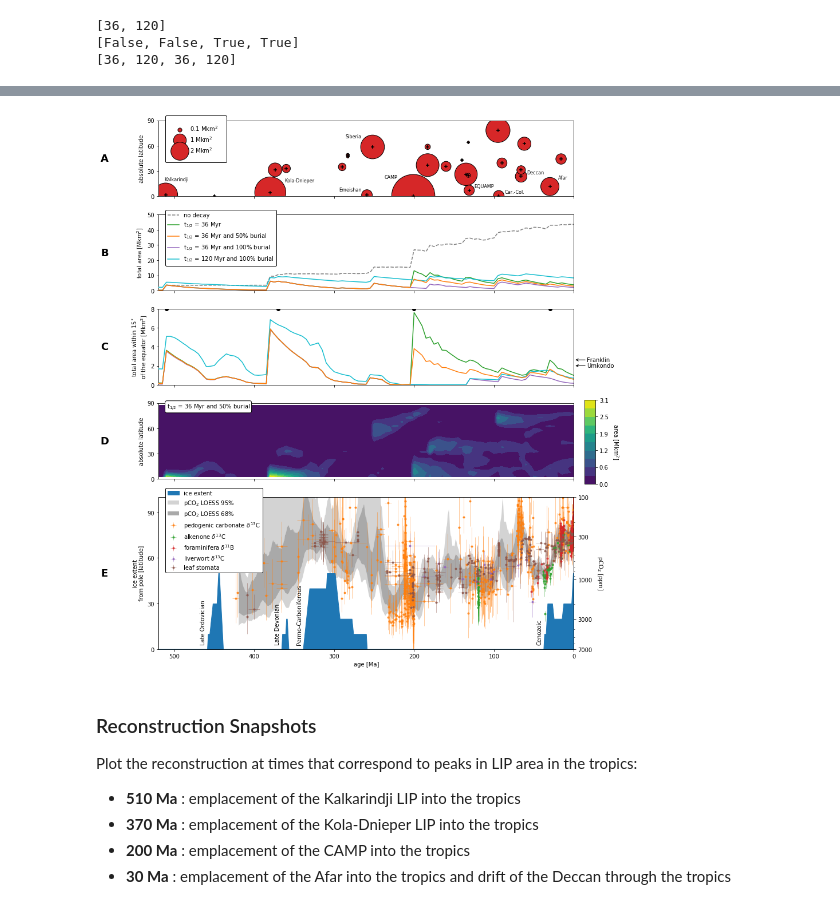
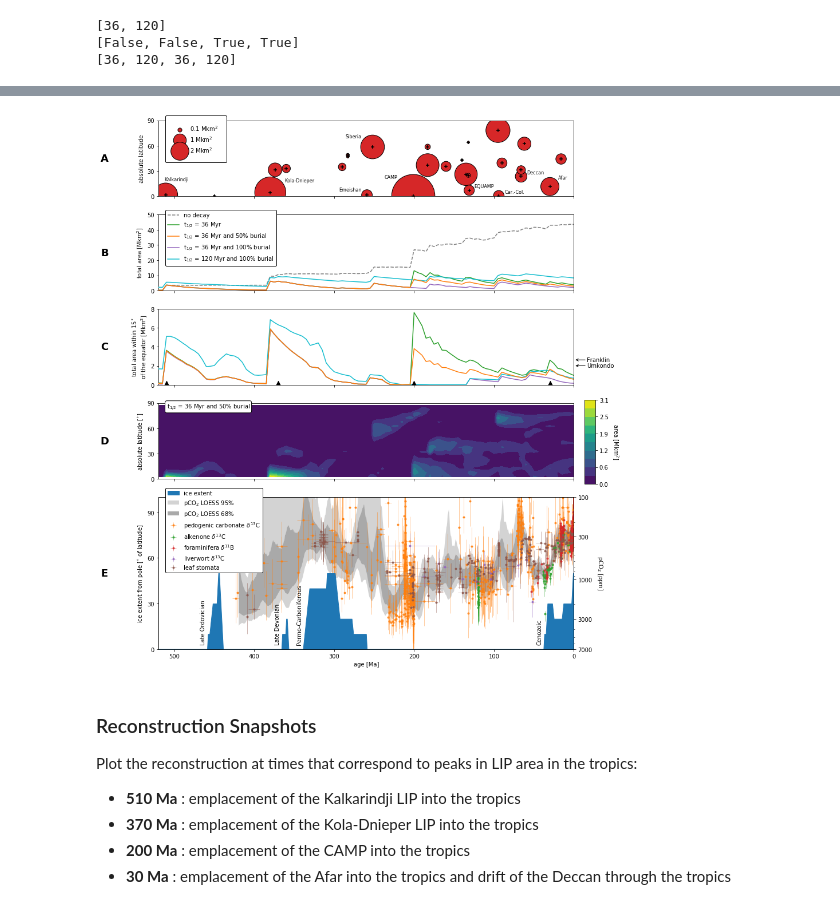
Before and after one commit to Swanson-Hysell-Group/2020_large_igneous_provinces, a Jupyter notebook: Code/Paleogeographic_Reconstruction.ipynb, the cells around one changed output, grey strips where cells are left out. Cells and saved outputs as stored; diff of their text form; code cells hidden in the pictures.

```diff
--- a/Code/Paleogeographic_Reconstruction.ipynb
+++ b/Code/Paleogeographic_Reconstruction.ipynb
@@ -1052,7 +971,7 @@ ax[2].text(1.031, Umkondo_y, 'Umkondo', fontsize=10,
            horizontalalignment='left',verticalalignment='center',transform=ax[2].transAxes)
 
 snapshot_ts = [510, 370, 200, 30]
-ax[2].scatter(snapshot_ts, np.ones(len(snapshot_ts))*8, c='k')
+ax[2].scatter(snapshot_ts, np.zeros(len(snapshot_ts)), marker='^', c='k', s=200, zorder=99)
 
 ### HEAT MAP FOR BURIAL + DECAY
 
@@ -1064,7 +983,7 @@ cbar = fig.colorbar(cntrf, cax=cbar_position)
 cbar.set_ticks(np.linspace(np.min(values),np.max(values),6))
 cbar.set_ticklabels(np.round(np.linspace(np.min(values),np.max(values),6),1))
 cbar.ax.set_ylabel('area [Mkm$^{2}$]', rotation=270, labelpad=20)
-ax[3].set_ylabel('absolute latitude')
+ax[3].set_ylabel('absolute latitude [$^{\circ}$]')
 ax[3].set_yticks([0,30,60,90])
 ax[3].text(0.02, 0.95, 't$_{1/2}$ = 36 Myr and 50% burial',
            bbox=dict(facecolor='white', edgecolor='k', boxstyle='round'),
@@ -1076,7 +995,7 @@ ax[3].text(-0.13, 0.5, 'D', fontweight='bold', fontsize=18,
 
 h1 = ax[4].fill_between(ice['AGE (MA)'], ice['LATITUDE FROM POLE'], color='C0', label='ice extent')
 ax[4].set_xlabel('age [Ma]')
-ax[4].set_ylabel('ice extent\nfrom pole [latitude]')
+ax[4].set_ylabel('ice extent from pole [$^{\circ}$ of latitude]')
 ax[4].set_ylim(0,100)
 ax[4].set_yticks([0,30,60,90])
 ax[4].text(464, 3, 'Late Ordovician', rotation=90,
@@ -1113,34 +1032,34 @@ h5 = twinax.errorbar(pCO2_alkenones['Age_Ma'], pCO2_alkenones['CO2_ppm'],
 h6 = twinax.errorbar(pCO2_boron['Age_Ma'], pCO2_boron['CO2_ppm'],
                      xerr=[pCO2_boron['Age_Ma']-pCO2_boron['Age_young'], pCO2_boron['Age_old']-pCO2_boron['Age_Ma']],
                      yerr=[pCO2_boron['CO2_ppm']-pCO2_boron['CO2_low'], pCO2_boron['CO2_high']-pCO2_boron['CO2_ppm']],
                      linestyle='none', elinewidth=0.5, alpha=0.8, c='C3', marker='o', markersize=3,
                      label='foraminifera $\delta^{11}$B')
 h7 = twinax.errorbar(pCO2_liverworts['Age_Ma'], pCO2_liverworts['CO2_ppm'],
                      xerr=[pCO2_liverworts['Age_Ma']-pCO2_liverworts['Age_young'], pCO2_liverworts['Age_old']-pCO2_liverworts['Age_Ma']],
                      yerr=[pCO2_liverworts['CO2_ppm']-pCO2_liverworts['CO2_low'], pCO2_liverworts['CO2_high']-pCO2_liverworts['CO2_ppm']],
                      linestyle='none', elinewidth=0.5, alpha=0.8, c='C4', marker='o', markersize=3,
                      label='liverwort $\delta^{13}$C')
 h8 = twinax.errorbar(pCO2_stomat['Age_Ma'], pCO2_stomat['CO2_ppm'],
                      xerr=[pCO2_stomat['Age_Ma']-pCO2_stomat['Age_young'], pCO2_stomat['Age_old']-pCO2_stomat['Age_Ma']],
                      yerr=[pCO2_stomat['CO2_ppm']-pCO2_stomat['CO2_low'], pCO2_stomat['CO2_high']-pCO2_stomat['CO2_ppm']],
                      linestyle='none', elinewidth=0.5, alpha=0.8, c='C5', marker='o', markersize=3,
                      label='leaf stomata')
 
 twinax.set_ylim(7000,100)
 twinax.set_yticks([7000,3000,1000,300,100])
 twinax.set_yticklabels([7000,3000,1000,300,100])
 twinax.set_ylabel('pCO$_{2}$ [ppm]', rotation=270, labelpad=20)
 ax[4].legend(handles=[h1,h2,h3,h4,h5,h6,h7,h8],
              edgecolor='k',facecolor='white',loc='upper left',bbox_to_anchor=(0.01,1.08),framealpha=1)
 
 ### prettify
 
 ax[4].set_xlim(520,0)
 
 #plt.savefig('../Manuscript/Figures/LIP_Areas.pdf', bbox_inches='tight')
 plt.show(fig)
 # %% [output]
-[figure, old version]
+[figure, new version]
 # %% [markdown]
 ### Reconstruction Snapshots
 
```
Also changed, not shown: parts of 14 cells of this notebook, 10 other files.
